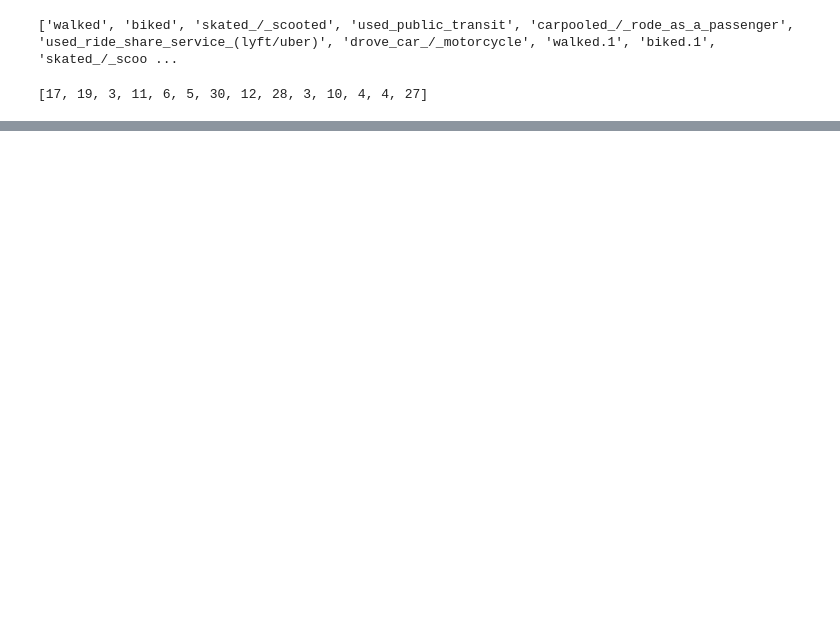
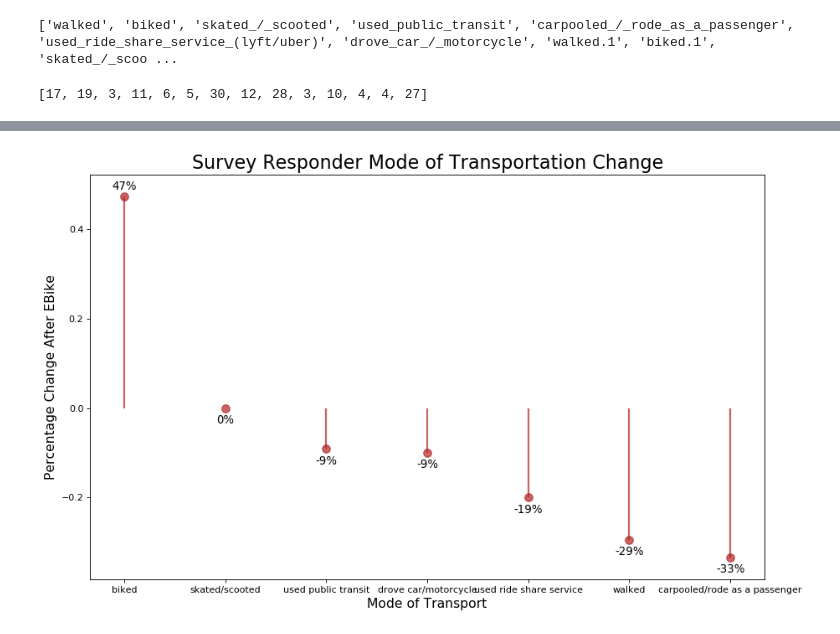
Before and after one commit to lindseytam/EBikeSurvey, a Jupyter notebook: notebook/analysis/01_summary_stats_ebike.ipynb, the cells around one changed output, grey strips where cells are left out. Saved outputs shown, nothing was run; the diff lists cells and outputs as text; code cells hidden in the pictures; blank space fills up the shorter version.

```diff
--- a/notebook/analysis/01_summary_stats_ebike.ipynb
+++ b/notebook/analysis/01_summary_stats_ebike.ipynb
@@ -90,0 +92,24 @@ plt.show()
+# %%
+# Reorder it following the values:
+temp = res.sort_values('percentage_change', ascending = False)
+my_range=range(1,len(res.index)+1)
+
+# Vertical version.
+fig, ax = plt.subplots(figsize=(13,8), dpi= 80)
+ax.vlines(x=temp['mode_of_transport'], ymin=0, ymax=temp['percentage_change'], color='firebrick', alpha=0.7, linewidth=2)
+ax.scatter(x=temp['mode_of_transport'], y=temp['percentage_change'], s=75, color='firebrick', alpha=0.7)
+
+plt.xlabel('Mode of Transport', fontsize = 14)
+plt.ylabel('Percentage Change After EBike', fontsize = 14)
+plt.title('Survey Responder Mode of Transportation Change', fontsize = 20)
+
+for row in temp.iterrows():
+    if (row[0] == 1):
+        ax.text(row[1][1],row[1][2]+.01,s=str(int(row[1][2]*100)) + '%', horizontalalignment= 'center', verticalalignment='bottom', fontsize=12)
+    else :
+        ax.text(row[1][1],row[1][2]-.04,s=str(int(row[1][2]*100)) + '%', horizontalalignment= 'center', verticalalignment='bottom', fontsize=12)
+
+plt.savefig(fig_path + 'surver_responder_mode_of_transportation_change_lollipop', fmt = 'png', dpi = 300)
+plt.show()
+# %% [output]
+[figure, added]
```
Also changed, not shown: parts of 18 cells of this notebook, 4 other files.
